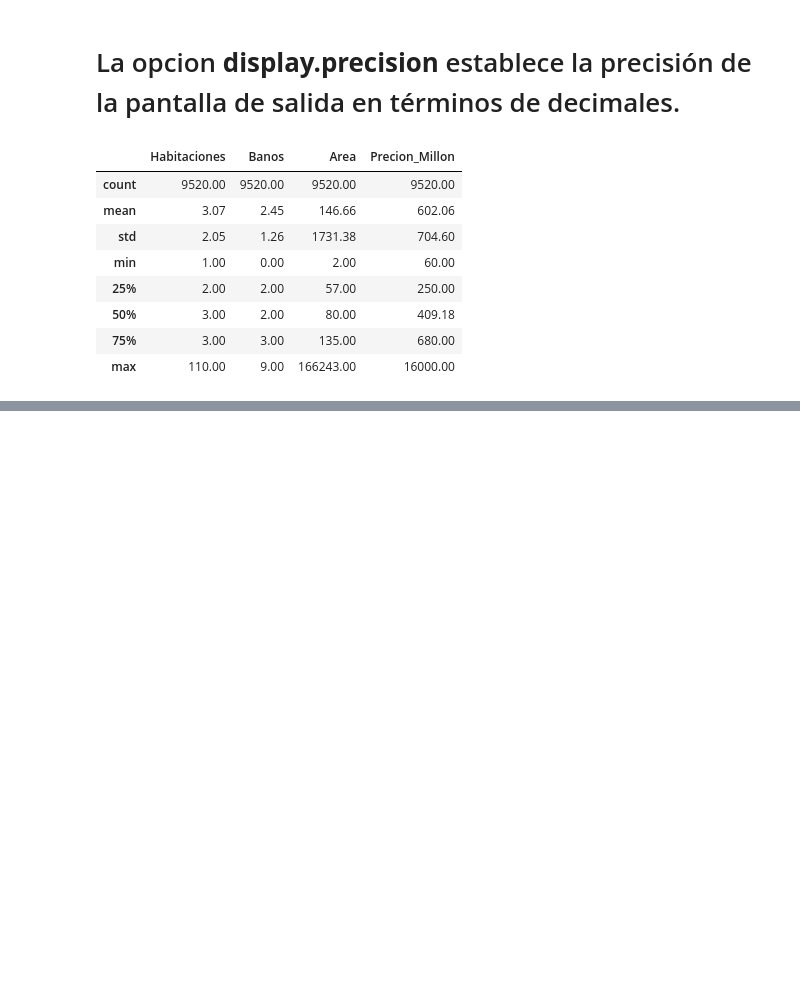
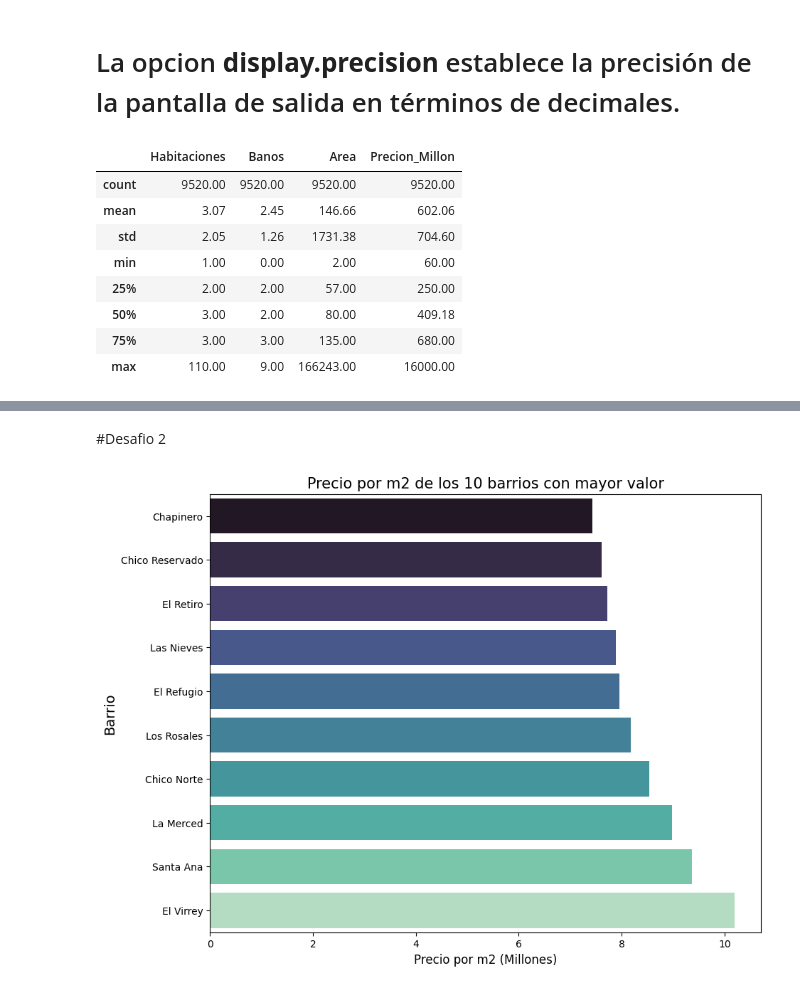
Before and after one commit to afajardol/Inmersion_Datos_Python, a Jupyter notebook: INMERSION_DATOS_AULA_1.ipynb, the cells around one changed output, grey strips where cells are left out. Saved outputs shown, nothing was run; the diff lists cells and outputs as text; code cells hidden in the pictures; blank space fills up the shorter version.

```diff
--- a/INMERSION_DATOS_AULA_1.ipynb
+++ b/INMERSION_DATOS_AULA_1.ipynb
@@ -519,0 +589,20 @@ inmuebles.describe()
+# %% [markdown]
+#Desafio 2
+# %%
+inmuebles['Precio_m2'] = inmuebles.Precion_Millon/ inmuebles.Area
+precio_m2_por_barrio = inmuebles.groupby('Barrio')['Precio_m2'].mean().sort_values()
+
+top10Barrios = precio_m2_por_barrio.tail(10)
+
+plt.figure(figsize=(10, 8))
+sns.barplot(x=top10Barrios.values, y=top10Barrios.index, palette='mako')
+
+
+plt.title('Precio por m2 de los 10 barrios con mayor valor', fontsize=15)
+plt.xlabel('Precio por m2 (Millones)', fontsize=12)
+plt.ylabel('Barrio', fontsize=14)
+
+
+plt.show()
+# %% [output]
+[figure, added]
```
Also changed, not shown: parts of 20 cells of this notebook.
